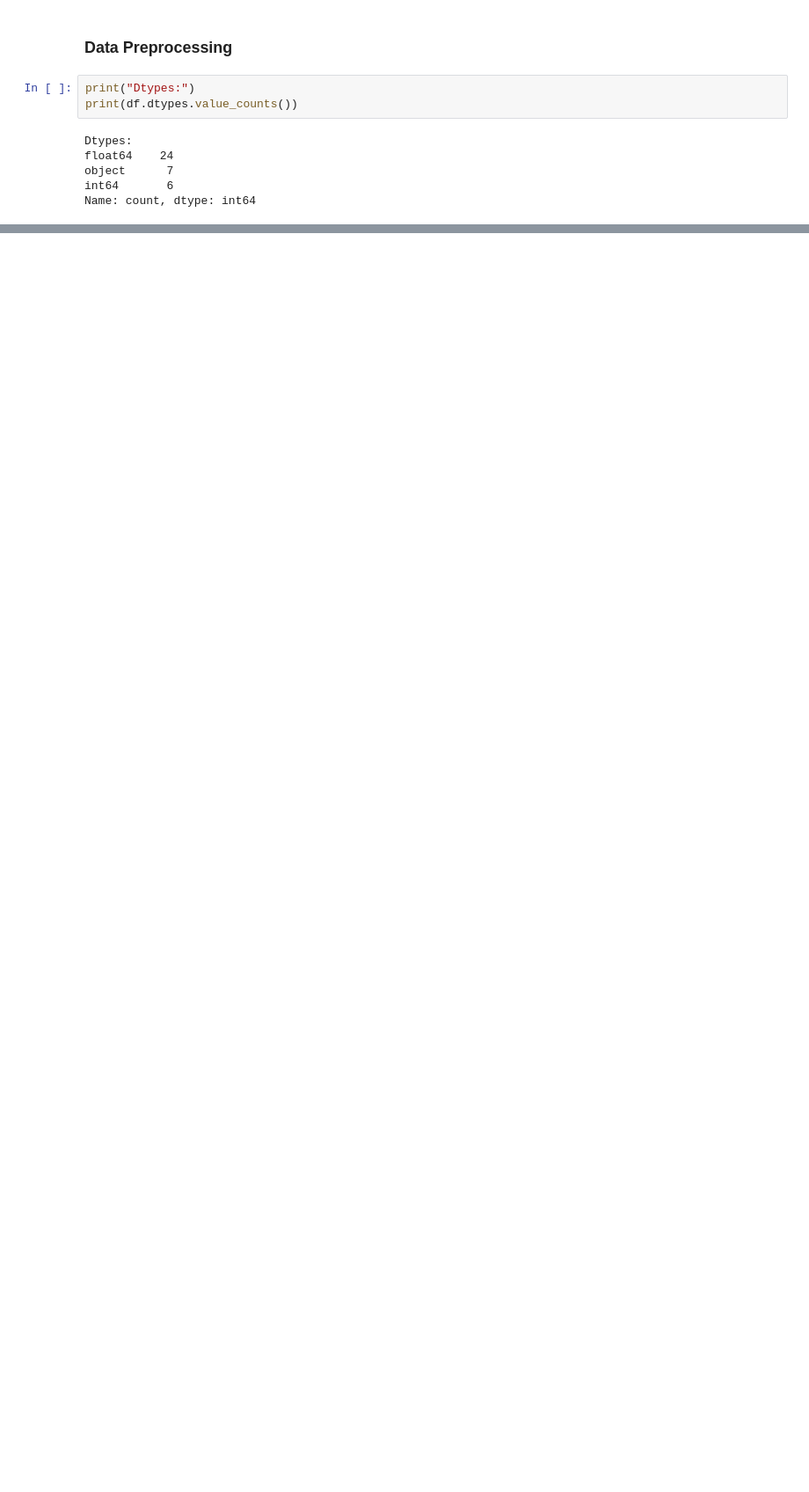
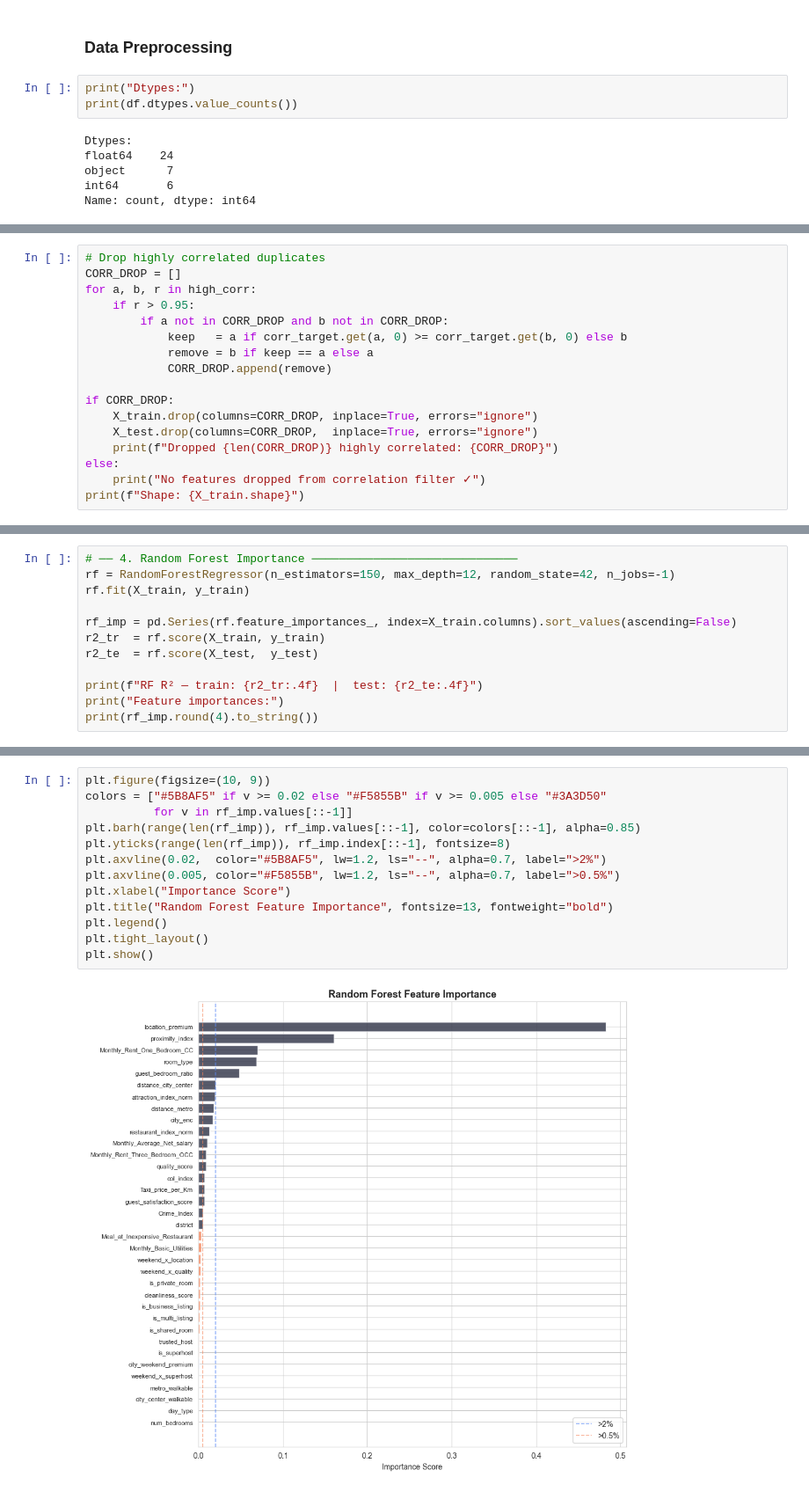
Before and after one commit to Nada3bdallah/dynamic_pricing_project, a Jupyter notebook: dynamic pricing.ipynb, the cells around one changed output, grey strips where cells are left out. Shown at 88% size. Drawn from its saved outputs; the diff is of its cells as text; blank space fills up the shorter version.

```diff
--- a/dynamic pricing.ipynb
+++ b/dynamic pricing.ipynb
@@ -489,0 +724,17 @@ X_test[num_cols] = scaler.transform(X_test[num_cols])
+# %%
+# Drop highly correlated duplicates
+CORR_DROP = []
+for a, b, r in high_corr:
+    if r > 0.95:
+        if a not in CORR_DROP and b not in CORR_DROP:
+            keep   = a if corr_target.get(a, 0) >= corr_target.get(b, 0) else b
+            remove = b if keep == a else a
+            CORR_DROP.append(remove)
+
+if CORR_DROP:
+    X_train.drop(columns=CORR_DROP, inplace=True, errors="ignore")
+    X_test.drop(columns=CORR_DROP,  inplace=True, errors="ignore")
+    print(f"Dropped {len(CORR_DROP)} highly correlated: {CORR_DROP}")
+else:
+    print("No features dropped from correlation filter ✓")
+print(f"Shape: {X_train.shape}")
@@ -489,0 +744,12 @@ X_test[num_cols] = scaler.transform(X_test[num_cols])
+# %%
+# ── 4. Random Forest Importance ──────────────────────────────
+rf = RandomForestRegressor(n_estimators=150, max_depth=12, random_state=42, n_jobs=-1)
+rf.fit(X_train, y_train)
+
+rf_imp = pd.Series(rf.feature_importances_, index=X_train.columns).sort_values(ascending=False)
+r2_tr  = rf.score(X_train, y_train)
+r2_te  = rf.score(X_test,  y_test)
+
+print(f"RF R² — train: {r2_tr:.4f}  |  test: {r2_te:.4f}")
+print("Feature importances:")
+print(rf_imp.round(4).to_string())
@@ -489,0 +774,15 @@ X_test[num_cols] = scaler.transform(X_test[num_cols])
+# %%
+plt.figure(figsize=(10, 9))
+colors = ["#5B8AF5" if v >= 0.02 else "#F5855B" if v >= 0.005 else "#3A3D50"
+          for v in rf_imp.values[::-1]]
+plt.barh(range(len(rf_imp)), rf_imp.values[::-1], color=colors[::-1], alpha=0.85)
+plt.yticks(range(len(rf_imp)), rf_imp.index[::-1], fontsize=8)
+plt.axvline(0.02,  color="#5B8AF5", lw=1.2, ls="--", alpha=0.7, label=">2%")
+plt.axvline(0.005, color="#F5855B", lw=1.2, ls="--", alpha=0.7, label=">0.5%")
+plt.xlabel("Importance Score")
+plt.title("Random Forest Feature Importance", fontsize=13, fontweight="bold")
+plt.legend()
+plt.tight_layout()
+plt.show()
+# %% [output]
+[figure, added]
```
Also changed, not shown: parts of 31 cells of this notebook.
